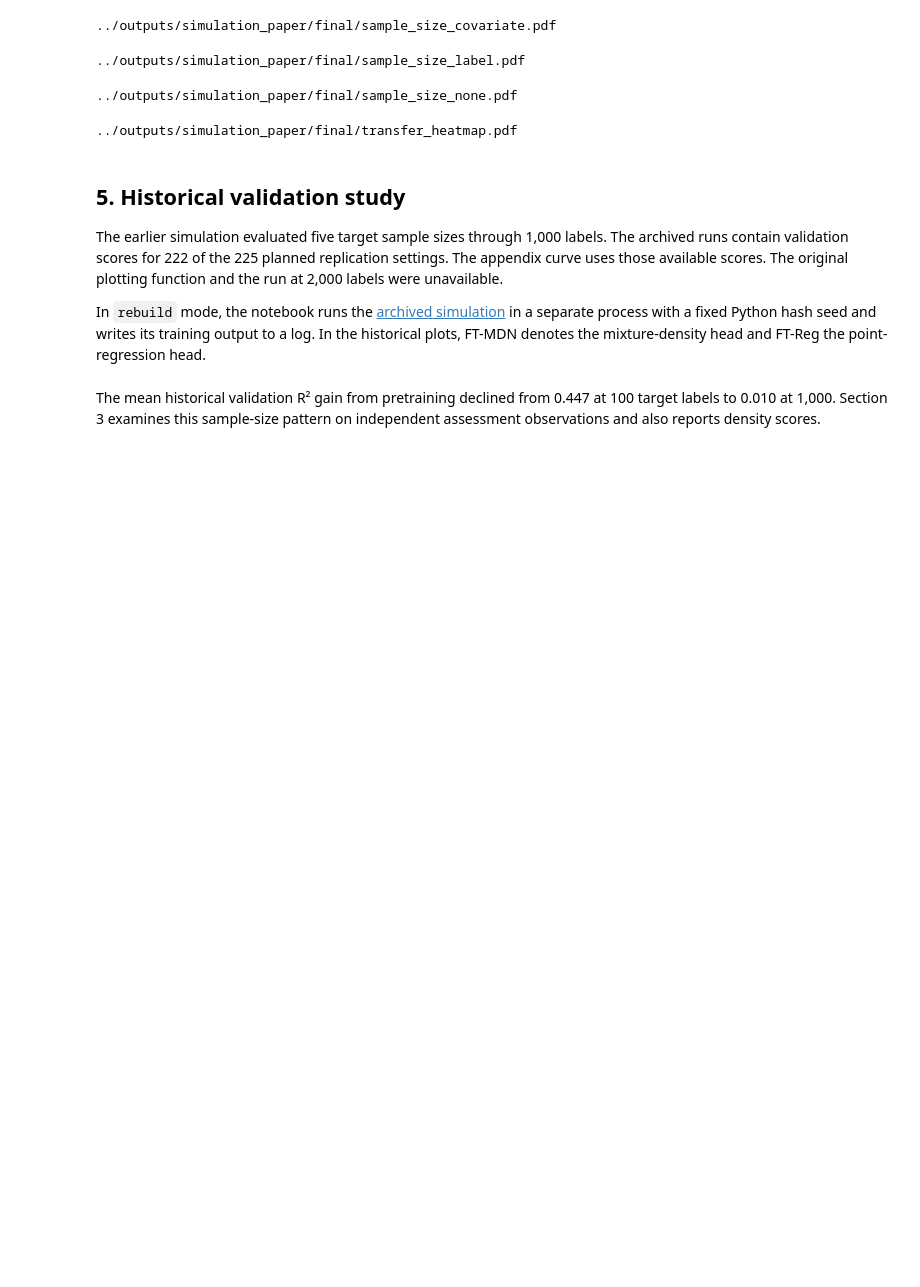
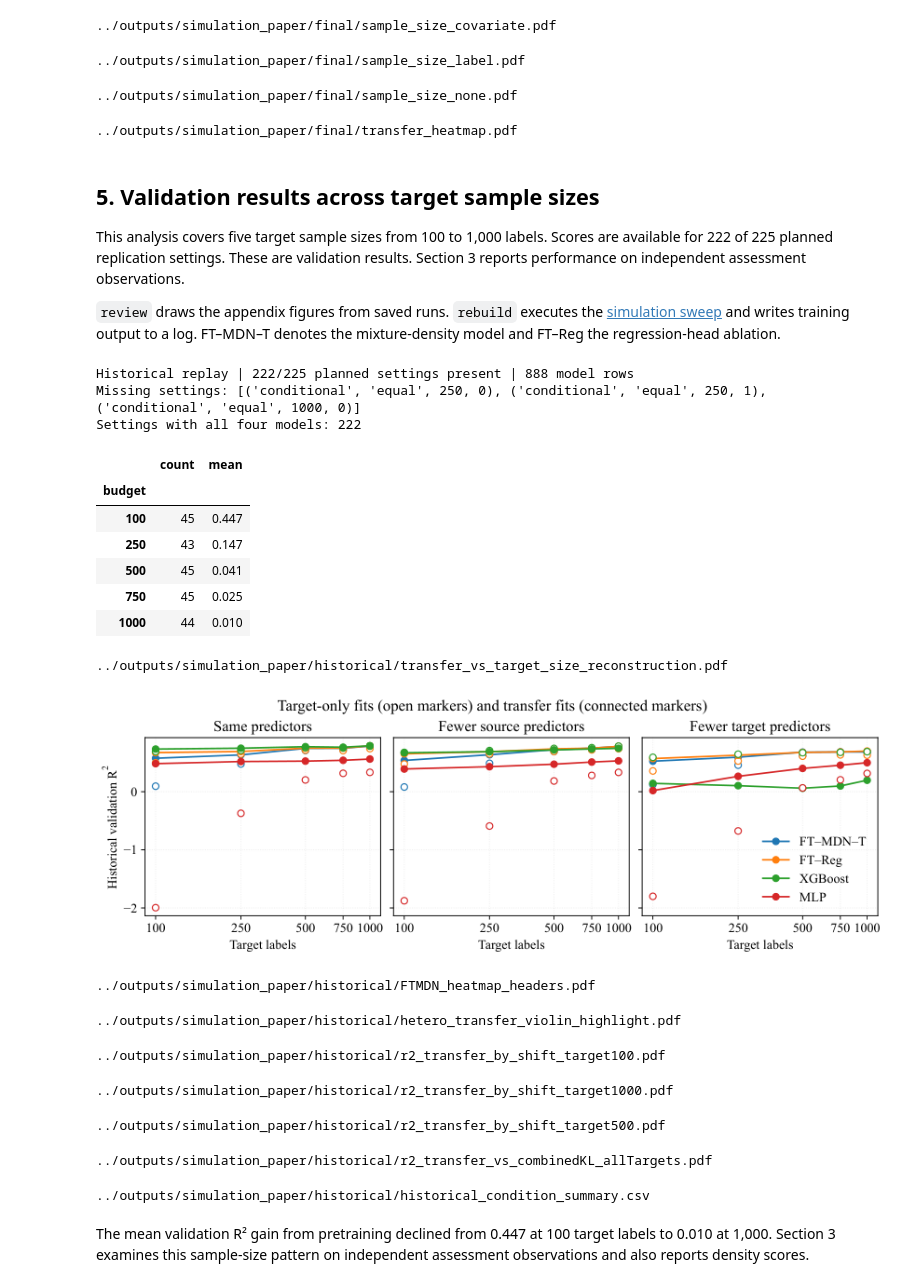
Before and after one commit to christopher3996/recovery_rates_transfer_learning, a Jupyter notebook: notebooks/simulation_paper.ipynb, the cells around one changed output. Cells and saved outputs as stored; diff of their text form; code cells hidden in the pictures; blank space fills up the shorter version.

Commit message:
Refine reviewer notebooks and add verified UP5 schema expansion workflow

```diff
--- a/notebooks/simulation_paper.ipynb
+++ b/notebooks/simulation_paper.ipynb
@@ -288,43 +282,63 @@ for path in sorted(final.glob("*.pdf")):
 ../outputs/simulation_paper/final/sample_size_none.pdf
 ../outputs/simulation_paper/final/transfer_heatmap.pdf
 # %% [markdown]
-## 5. Historical validation study
+## 5. Validation results across target sample sizes
 
-The earlier simulation evaluated five target sample sizes through 1,000 labels. The archived runs contain validation scores for 222 of the 225 planned replication settings. The appendix curve uses those available scores. The original plotting function and the run at 2,000 labels were unavailable.
+This analysis covers five target sample sizes from 100 to 1,000 labels. Scores are available for 222 of 225 planned replication settings. These are validation results. Section 3 reports performance on independent assessment observations.
 
-In `rebuild` mode, the notebook runs the [archived simulation](archive/simulation_final.ipynb) in a separate process with a fixed Python hash seed and writes its training output to a log. In the historical plots, FT-MDN denotes the mixture-density head and FT-Reg the point-regression head.
+`review` draws the appendix figures from saved runs. `rebuild` executes the [simulation sweep](archive/simulation_final.ipynb) and writes training output to a log. FT–MDN–T denotes the mixture-density model and FT–Reg the regression-head ablation.
 # %%
 from importlib import reload
 from simulation import figure_inventory
 
 if MODE == "rebuild":
     raw_root.mkdir(parents=True,exist_ok=True)
     log = raw_root/"replay_console.log"
-    print(f"Historical replay | 225 planned settings | detailed progress: {log}", flush=True)
+    print(f"Validation sweep | 225 planned settings | detailed progress: {log}", flush=True)
     env = dict(os.environ, PYTHONHASHSEED="0", MPLBACKEND="Agg", PYTHONPATH=str(repo/"src"))
     with log.open("a") as stream:
         result = subprocess.run([sys.executable,"-m","simulation.historical_replay",str(repo),str(raw_root)],
                                 cwd=repo,env=env,stdout=stream,stderr=subprocess.STDOUT)
     if result.returncode:
-        raise RuntimeError(f"Historical replay exited with {result.returncode}. Inspect {log}")
+        raise RuntimeError(f"Validation sweep exited with {result.returncode}. Inspect {log}")
 legacy = reload(figure_inventory).plot_historical(repo,raw_root,historical)
 index = pd.read_csv(raw_root/"results/index.csv")
 raw = pd.concat([pd.read_csv(raw_root/r.raw).assign(shift=r.shift_type,schema=r.hetero,budget=r.target_n)
                  for r in index.itertuples()],ignore_index=True)
 observed = set(raw[["shift","schema","budget","simulation_id"]].itertuples(index=False,name=None))
 expected = set(product(("covariate","conditional","label"),("equal","target_subset","source_subset"),
                        (100,250,500,750,1000),range(5)))
 print(f"Historical replay | {len(observed & expected)}/{len(expected)} planned settings present | {len(raw)} model rows")
 print("Missing settings:", sorted(expected-observed))
 models_per_setting = raw.groupby(["shift","schema","budget","simulation_id"]).model_name.nunique()
 print("Settings with all four models:", models_per_setting.eq(4).sum())
 ft = raw.loc[raw.model_name=="FT-MDN"].copy()
 ft["validation_R2_gain"] = ft.r2_transfer_learning - ft.r2_target_only
 display(ft.groupby("budget").validation_R2_gain.agg(["count","mean"]).round(3))
 show_figure(historical/"transfer_vs_target_size_reconstruction.pdf")
 for name in legacy:
     if name != "transfer_vs_target_size_reconstruction.pdf":
-        display(FileLink(os.path.relpath(historical/name)))
+        show_figure(historical/name)
 display(FileLink(os.path.relpath(historical/"historical_condition_summary.csv")))
+# %% [output]
+Historical replay | 222/225 planned settings present | 888 model rows
+Missing settings: [('conditional', 'equal', 250, 0), ('conditional', 'equal', 250, 1), ('conditional', 'equal', 1000, 0)]
+Settings with all four models: 222
+|  | count | mean |
+| budget |  |  |
+| 100 | 45 | 0.447 |
+| 250 | 43 | 0.147 |
+| 500 | 45 | 0.041 |
+| 750 | 45 | 0.025 |
+| 1000 | 44 | 0.010 |
+../outputs/simulation_paper/historical/transfer_vs_target_size_reconstruction.pdf
+[figure, added]
+../outputs/simulation_paper/historical/FTMDN_heatmap_headers.pdf
+../outputs/simulation_paper/historical/hetero_transfer_violin_highlight.pdf
+../outputs/simulation_paper/historical/r2_transfer_by_shift_target100.pdf
+../outputs/simulation_paper/historical/r2_transfer_by_shift_target1000.pdf
+../outputs/simulation_paper/historical/r2_transfer_by_shift_target500.pdf
+../outputs/simulation_paper/historical/r2_transfer_vs_combinedKL_allTargets.pdf
+../outputs/simulation_paper/historical/historical_condition_summary.csv
 # %% [markdown]
-The mean historical validation R² gain from pretraining declined from 0.447 at 100 target labels to 0.010 at 1,000. Section 3 examines this sample-size pattern on independent assessment observations and also reports density scores.
+The mean validation R² gain from pretraining declined from 0.447 at 100 target labels to 0.010 at 1,000. Section 3 examines this sample-size pattern on independent assessment observations and also reports density scores.
```
Also changed, not shown: parts of 3 cells of this notebook, 15 other files.
